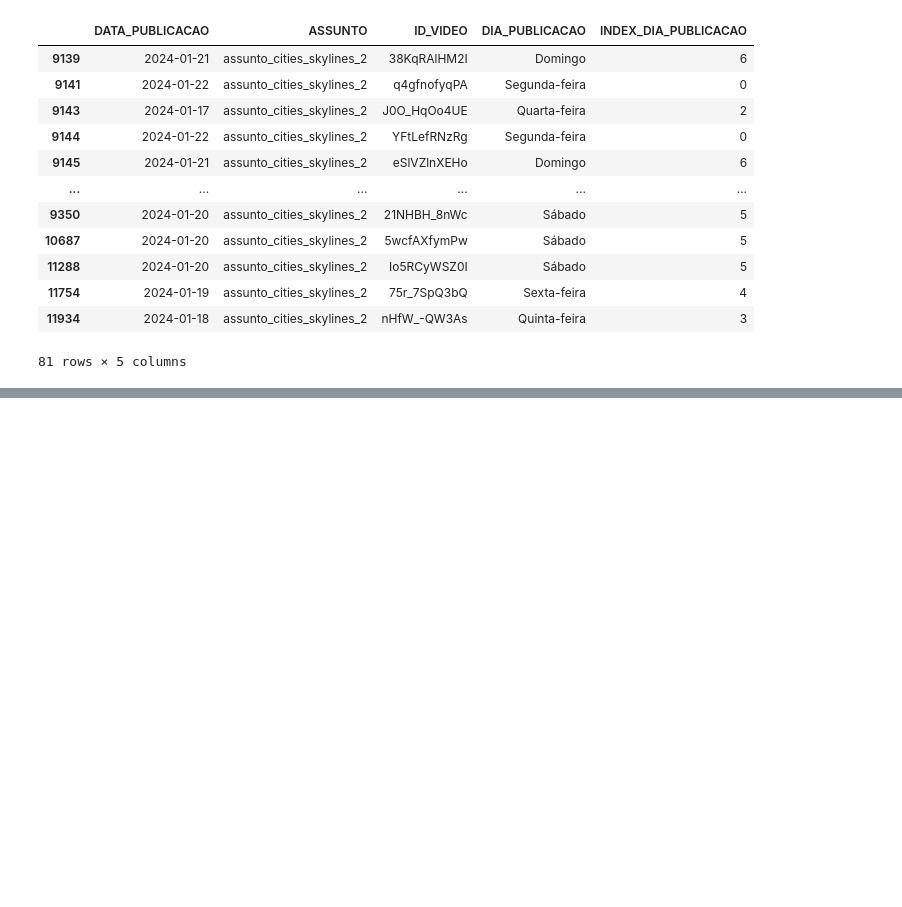
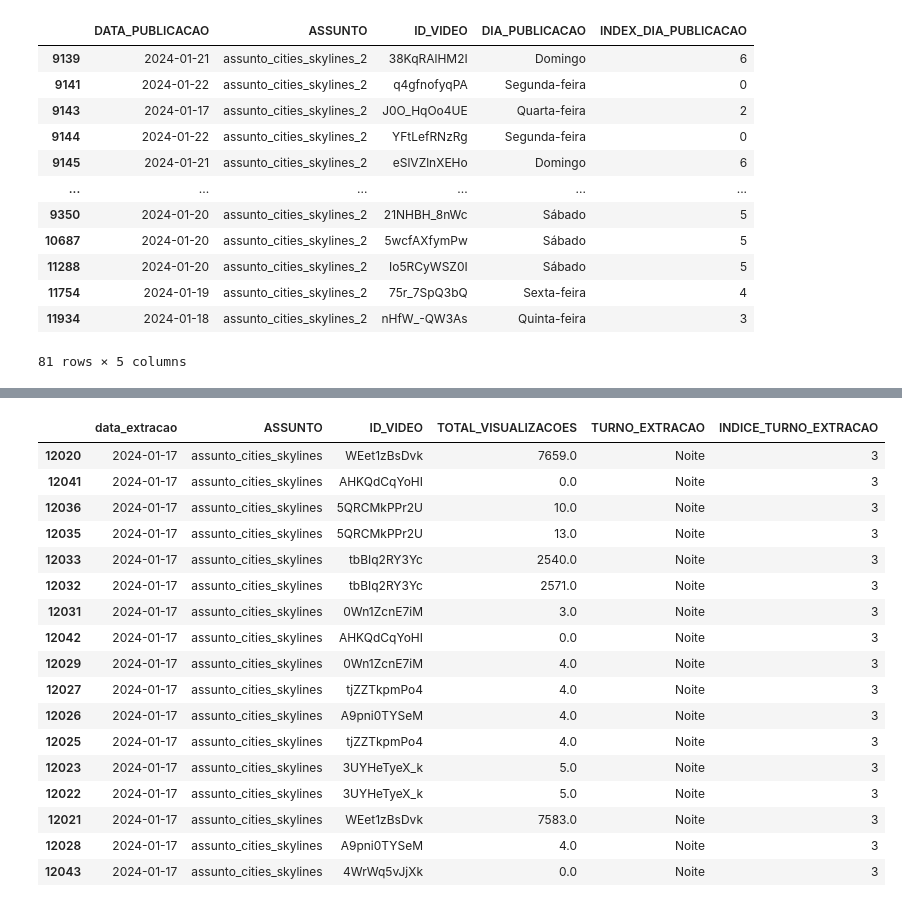
Before and after one commit to rodrigorocha1/analise_dados_youtube, a Jupyter notebook: notebooks_v2/visualizacoes.ipynb, the cells around one changed output, grey strips where cells are left out. Saved outputs shown, nothing was run; the diff lists cells and outputs as text; code cells hidden in the pictures; blank space fills up the shorter version.

```diff
--- a/notebooks_v2/visualizacoes.ipynb
+++ b/notebooks_v2/visualizacoes.ipynb
@@ -379,0 +394,41 @@ fig.show()
+# %%
+metricas = 'TOTAL_VISUALIZACOES'
+tipos = {
+    'DATA_EXTRACAO':  'datetime64[ns]',
+    'ASSUNTO' : 'string',
+    'ID_VIDEO': 'string',
+    'TURNO_EXTRACAO': 'string',
+    'INDICE_TURNO_EXTRACAO' : 'int4',
+    metricas : 'int32'
+}
+
+assunto = 'assunto_cities_skylines'
+base = pd.read_parquet('../dados/ouro/dados_tratado_estatisticas_gerais.parquet', columns=['data_extracao','ASSUNTO', 'ID_VIDEO', metricas, 'TURNO_EXTRACAO', 'INDICE_TURNO_EXTRACAO'])
+base = base.query(f' ASSUNTO == "{assunto}" and TURNO_EXTRACAO == "Noite" and data_extracao == "2024-01-17"')
+base['data_extracao'] = pd.to_datetime(base['data_extracao']).dt.tz_localize(None)
+base['data_extracao'] = base['data_extracao'].dt.date
+base['ASSUNTO'] = base['ASSUNTO'].astype('string')
+base['ID_VIDEO'] = base['ID_VIDEO'].astype('string')
+base['TURNO_EXTRACAO'] = base['TURNO_EXTRACAO'].astype('string')
+base['INDICE_TURNO_EXTRACAO'] = base['INDICE_TURNO_EXTRACAO'].astype('int8')
+base[metricas] = round(base[metricas].astype('float32'), 0)
+base
+# %% [output]
+|  | data_extracao | ASSUNTO | ID_VIDEO | TOTAL_VISUALIZACOES | TURNO_EXTRACAO | INDICE_TURNO_EXTRACAO |
+| 12020 | 2024-01-17 | assunto_cities_skylines | WEet1zBsDvk | 7659.0 | Noite | 3 |
+| 12041 | 2024-01-17 | assunto_cities_skylines | AHKQdCqYoHI | 0.0 | Noite | 3 |
+| 12036 | 2024-01-17 | assunto_cities_skylines | 5QRCMkPPr2U | 10.0 | Noite | 3 |
+| 12035 | 2024-01-17 | assunto_cities_skylines | 5QRCMkPPr2U | 13.0 | Noite | 3 |
+| 12033 | 2024-01-17 | assunto_cities_skylines | tbBIq2RY3Yc | 2540.0 | Noite | 3 |
+| 12032 | 2024-01-17 | assunto_cities_skylines | tbBIq2RY3Yc | 2571.0 | Noite | 3 |
+| 12031 | 2024-01-17 | assunto_cities_skylines | 0Wn1ZcnE7iM | 3.0 | Noite | 3 |
+| 12042 | 2024-01-17 | assunto_cities_skylines | AHKQdCqYoHI | 0.0 | Noite | 3 |
+| 12029 | 2024-01-17 | assunto_cities_skylines | 0Wn1ZcnE7iM | 4.0 | Noite | 3 |
+| 12027 | 2024-01-17 | assunto_cities_skylines | tjZZTkpmPo4 | 4.0 | Noite | 3 |
+| 12026 | 2024-01-17 | assunto_cities_skylines | A9pni0TYSeM | 4.0 | Noite | 3 |
+| 12025 | 2024-01-17 | assunto_cities_skylines | tjZZTkpmPo4 | 4.0 | Noite | 3 |
+| 12023 | 2024-01-17 | assunto_cities_skylines | 3UYHeTyeX_k | 5.0 | Noite | 3 |
+| 12022 | 2024-01-17 | assunto_cities_skylines | 3UYHeTyeX_k | 5.0 | Noite | 3 |
+| 12021 | 2024-01-17 | assunto_cities_skylines | WEet1zBsDvk | 7583.0 | Noite | 3 |
+| 12028 | 2024-01-17 | assunto_cities_skylines | A9pni0TYSeM | 4.0 | Noite | 3 |
+| 12043 | 2024-01-17 | assunto_cities_skylines | 4WrWq5vJjXk | 0.0 | Noite | 3 |
```
Also changed, not shown: parts of 5 cells of this notebook.
